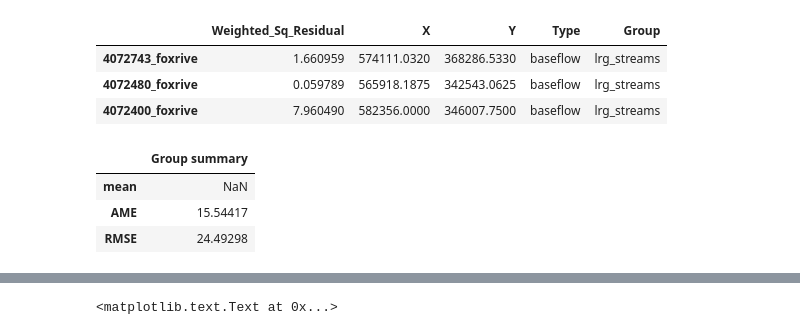
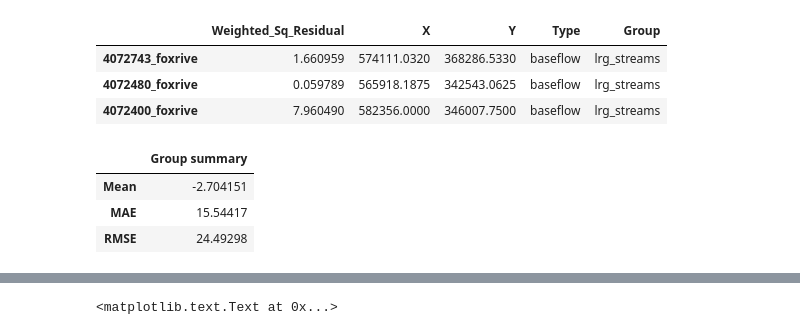
Before and after one commit to PESTools/pestools, a Jupyter notebook: examples/Res.ipynb, the cells around one changed output, grey strips where cells are left out. Cells and saved outputs as stored; diff of their text form; code cells hidden in the pictures.

```diff
--- a/examples/Res.ipynb
+++ b/examples/Res.ipynb
@@ -93,10 +82,10 @@ res.phi[[True if 'fox' in n else False for n in res.phi.index] & (res.phi.Group
 | 4072480_foxrive | 0.059789 | 565918.1875 | 342543.0625 | baseflow | lrg_streams |
 | 4072400_foxrive | 7.960490 | 582356.0000 | 346007.7500 | baseflow | lrg_streams |
 # %%
-res.describe_groups('head_good').ix[['mean', 'AME', 'RMSE']]
+res.describe_groups('head_good').ix[['Mean', 'MAE', 'RMSE']]
 # %% [output]
 |  | Group summary |
-| mean | NaN |
-| AME | 15.54417 |
+| Mean | -2.704151 |
+| MAE | 15.54417 |
 | RMSE | 24.49298 |
 # %%
```
Also changed, not shown: parts of 7 cells of this notebook, 4 other files.
